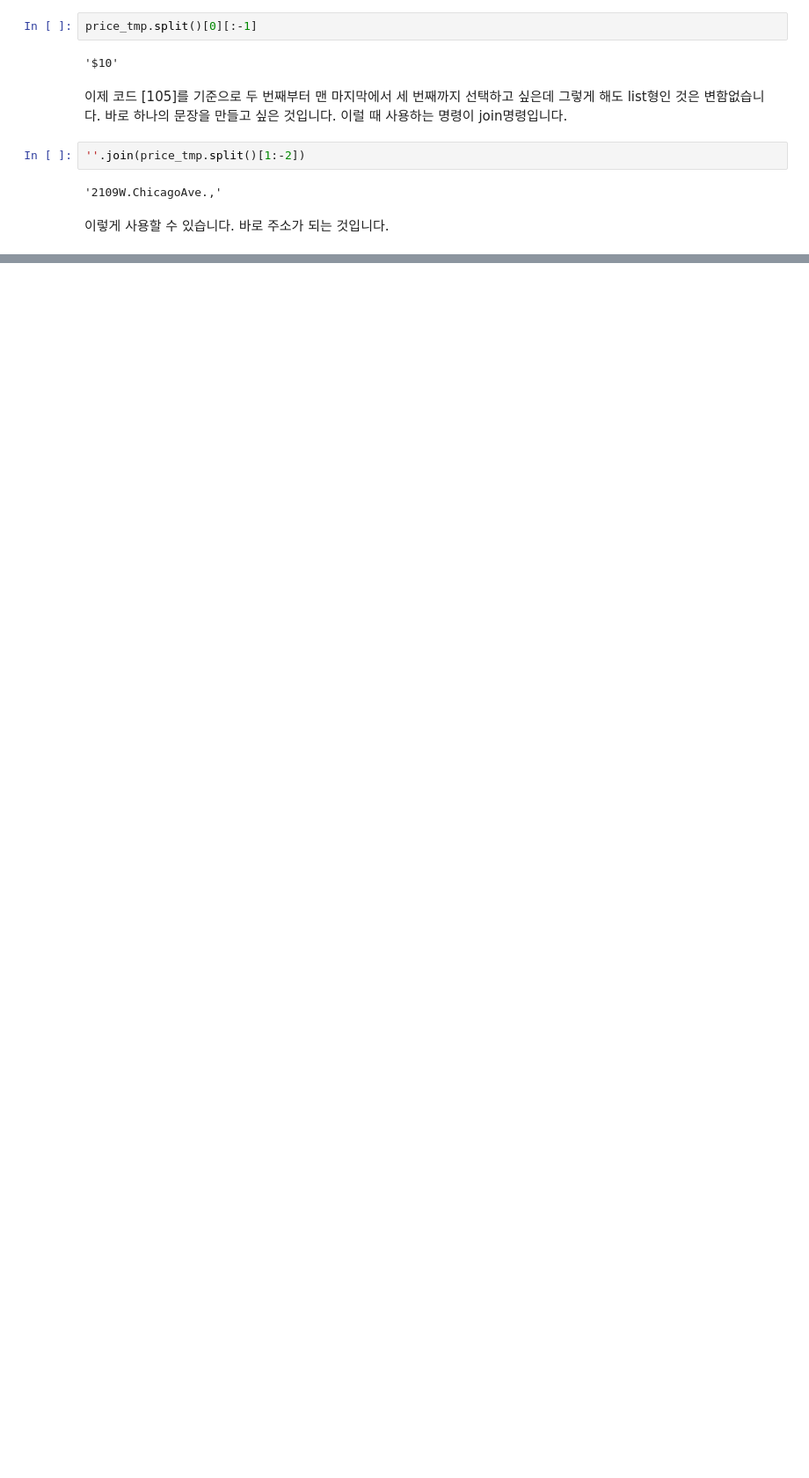
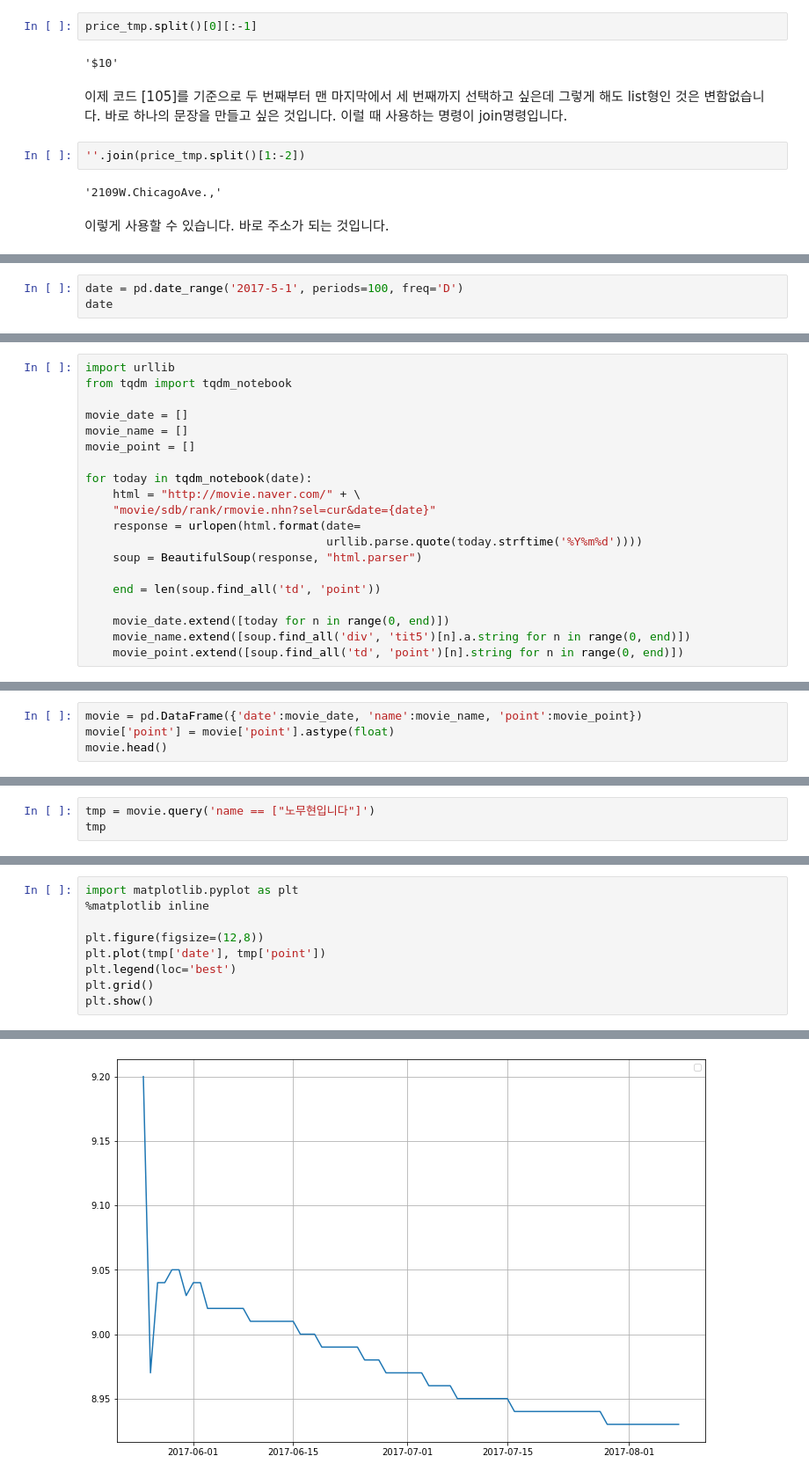
Before and after one commit to choiuikang/data_python, a Jupyter notebook: chapter-3.ipynb, the cells around one changed output, grey strips where cells are left out. Shown: that part at 88% size. Cells and saved outputs as stored; diff of their text form; blank space fills up the shorter version.

```diff
--- a/chapter-3.ipynb
+++ b/chapter-3.ipynb
@@ -682,0 +739,3 @@ HTTPError: HTTP Error 403: Forbidden
+# %%
+date = pd.date_range('2017-5-1', periods=100, freq='D')
+date
@@ -682,0 +762,20 @@ HTTPError: HTTP Error 403: Forbidden
+# %%
+import urllib
+from tqdm import tqdm_notebook
+
+movie_date = []
+movie_name = []
+movie_point = []
+
+for today in tqdm_notebook(date):
+    html = "http://movie.naver.com/" + \
+    "movie/sdb/rank/rmovie.nhn?sel=cur&date={date}"
+    response = urlopen(html.format(date=
+                                   urllib.parse.quote(today.strftime('%Y%m%d'))))
+    soup = BeautifulSoup(response, "html.parser")
+
+    end = len(soup.find_all('td', 'point'))
+
+    movie_date.extend([today for n in range(0, end)])
+    movie_name.extend([soup.find_all('div', 'tit5')[n].a.string for n in range(0, end)])
+    movie_point.extend([soup.find_all('td', 'point')[n].string for n in range(0, end)])
@@ -682,0 +787,4 @@ HTTPError: HTTP Error 403: Forbidden
+# %%
+movie = pd.DataFrame({'date':movie_date, 'name':movie_name, 'point':movie_point})
+movie['point'] = movie['point'].astype(float)
+movie.head()
@@ -682,0 +816,3 @@ HTTPError: HTTP Error 403: Forbidden
+# %%
+tmp = movie.query('name == ["노무현입니다"]')
+tmp
@@ -682,0 +835,10 @@ HTTPError: HTTP Error 403: Forbidden
+# %%
+import matplotlib.pyplot as plt
+%matplotlib inline
+
+plt.figure(figsize=(12,8))
+plt.plot(tmp['date'], tmp['point'])
+plt.legend(loc='best')
+plt.grid()
+plt.show()
+# %% [output]
@@ -682,0 +846 @@ HTTPError: HTTP Error 403: Forbidden
+[figure, added]
```
Also changed, not shown: parts of 35 cells of this notebook.
